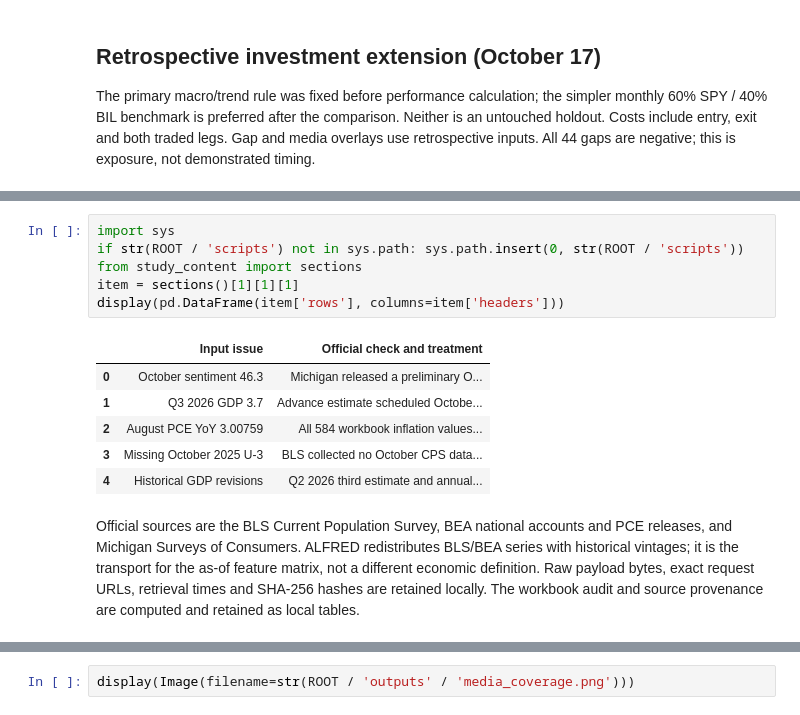
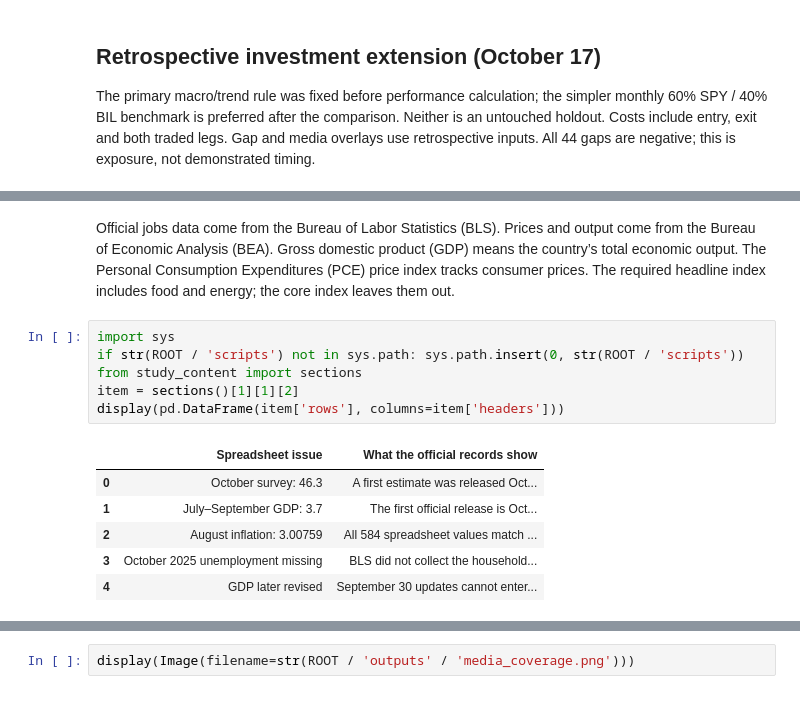
Before and after one commit to ph2606/FRE-GY-7871A-Final-Project, a Jupyter notebook: final_project.ipynb, the cells around one changed output, grey strips where cells are left out. Saved outputs shown, nothing was run; the diff lists cells and outputs as text.

```diff
--- a/final_project.ipynb
+++ b/final_project.ipynb
@@ -315,15 +386,15 @@ The two supplied files were read before analysis. The spreadsheet has four separ
+# %% [markdown]
+Official jobs data come from the Bureau of Labor Statistics (BLS). Prices and output come from the Bureau of Economic Analysis (BEA). Gross domestic product (GDP) means the country’s total economic output. The Personal Consumption Expenditures (PCE) price index tracks consumer prices. The required headline index includes food and energy; the core index leaves them out.
 # %%
 import sys
 if str(ROOT / 'scripts') not in sys.path: sys.path.insert(0, str(ROOT / 'scripts'))
 from study_content import sections
-item = sections()[1][1][1]
+item = sections()[1][1][2]
 display(pd.DataFrame(item['rows'], columns=item['headers']))
 # %% [output]
-|  | Input issue | Official check and treatment |
-| 0 | October sentiment 46.3 | Michigan released a preliminary O... |
-| 1 | Q3 2026 GDP 3.7 | Advance estimate scheduled Octobe... |
-| 2 | August PCE YoY 3.00759 | All 584 workbook inflation values... |
-| 3 | Missing October 2025 U-3 | BLS collected no October CPS data... |
-| 4 | Historical GDP revisions | Q2 2026 third estimate and annual... |
+|  | Spreadsheet issue | What the official records show |
+| 0 | October survey: 46.3 | A first estimate was released Oct... |
+| 1 | July–September GDP: 3.7 | The first official release is Oct... |
+| 2 | August inflation: 3.00759 | All 584 spreadsheet values match ... |
+| 3 | October 2025 unemployment missing | BLS did not collect the household... |
+| 4 | GDP later revised | September 30 updates cannot enter... |
-# %% [markdown]
-Official sources are the BLS Current Population Survey, BEA national accounts and PCE releases, and Michigan Surveys of Consumers. ALFRED redistributes BLS/BEA series with historical vintages; it is the transport for the as-of feature matrix, not a different economic definition. Raw payload bytes, exact request URLs, retrieval times and SHA-256 hashes are retained locally. The workbook audit and source provenance are computed and retained as local tables.
```
Also changed, not shown: parts of 149 cells of this notebook, 22 other files.
